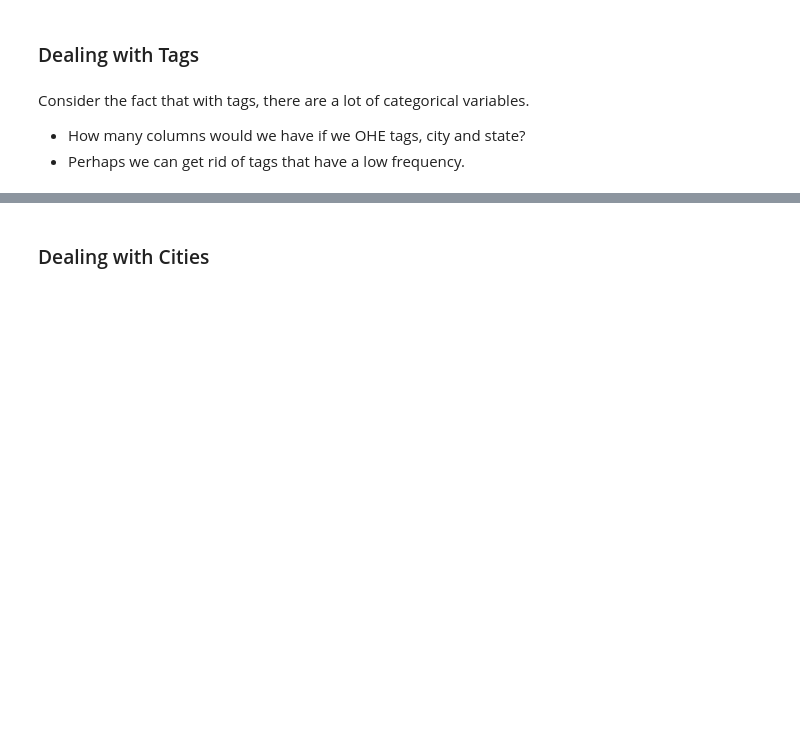
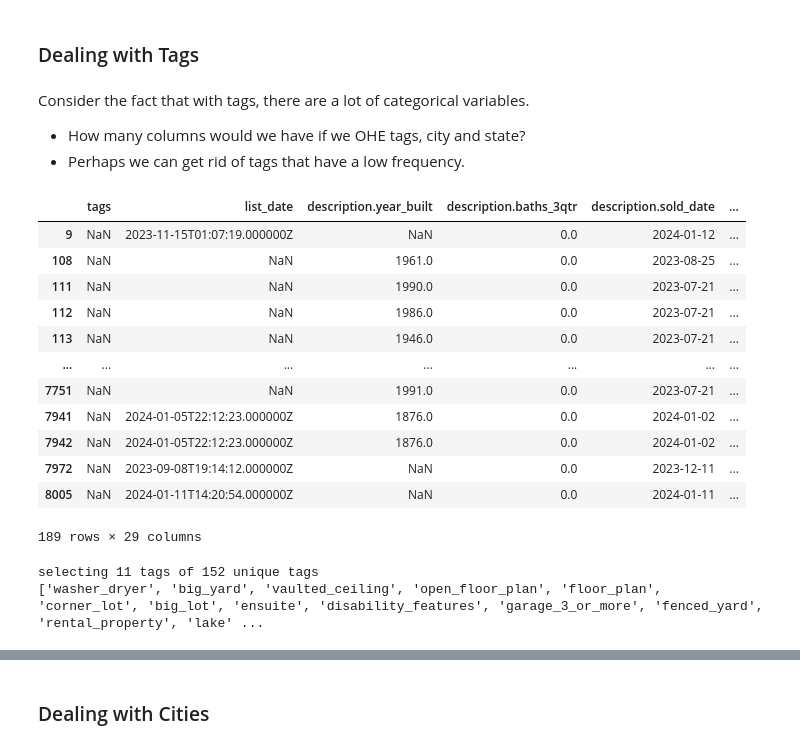
Before and after one commit to TangKenneth25/LHL-Feb19-MidtermProject, a Jupyter notebook: notebooks/1 - EDA.ipynb, the cells around one changed output, grey strips where cells are left out. Cells and saved outputs as stored; diff of their text form; code cells hidden in the pictures; blank space fills up the shorter version.

```diff
--- a/notebooks/1 - EDA.ipynb
+++ b/notebooks/1 - EDA.ipynb
@@ -602,6 +665,24 @@ housingData = housingData.drop(columns=['flags.is_price_reduced']) # drop useles
 Consider the fact that with tags, there are a lot of categorical variables.
 - How many columns would we have if we OHE tags, city and state?
 - Perhaps we can get rid of tags that have a low frequency.
+# %%
+housingData = pd.read_csv('../data/housingData.csv')
 # %%
 # OHE categorical variables/ tags here
 # tags will have to be done manually
+# %%
+housingData[housingData['tags'].isnull()]
+# %% [output]
+|  | tags | list_date | description.year_built | description.baths_3qtr | description.sold_date | ... |
+| 9 | NaN | 2023-11-15T01:07:19.000000Z | NaN | 0.0 | 2024-01-12 | ... |
+| 108 | NaN | NaN | 1961.0 | 0.0 | 2023-08-25 | ... |
+| 111 | NaN | NaN | 1990.0 | 0.0 | 2023-07-21 | ... |
+| 112 | NaN | NaN | 1986.0 | 0.0 | 2023-07-21 | ... |
+| 113 | NaN | NaN | 1946.0 | 0.0 | 2023-07-21 | ... |
+| ... | ... | ... | ... | ... | ... | ... |
+| 7751 | NaN | NaN | 1991.0 | 0.0 | 2023-07-21 | ... |
+| 7941 | NaN | 2024-01-05T22:12:23.000000Z | 1876.0 | 0.0 | 2024-01-02 | ... |
+| 7942 | NaN | 2024-01-05T22:12:23.000000Z | 1876.0 | 0.0 | 2024-01-02 | ... |
+| 7972 | NaN | 2023-09-08T19:14:12.000000Z | NaN | 0.0 | 2023-12-11 | ... |
+| 8005 | NaN | 2024-01-11T14:20:54.000000Z | NaN | 0.0 | 2024-01-11 | ... |
+189 rows × 29 columns
@@ -607,0 +720,20 @@ Consider the fact that with tags, there are a lot of categorical variables.
+# %%
+#selecting the most frequently appearing tags
+count_tags = 0
+count_tags_greater_2000 = 0
+drop_tags = []
+
+for key, values in word_freq.items():
+    count_tags += 1
+    if values > 2000:
+        count_tags_greater_2000 += 1
+
+    else:
+        drop_tags.append(key)
+
+
+print(f"selecting {count_tags_greater_2000} tags of {count_tags} unique tags")
+print(drop_tags)
+# %% [output]
+selecting 11 tags of 152 unique tags
+['washer_dryer', 'big_yard', 'vaulted_ceiling', 'open_floor_plan', 'floor_plan', 'corner_lot', 'big_lot', 'ensuite', 'disability_features', 'garage_3_or_more', 'fenced_yard', 'rental_property', 'lake' ...
```
Also changed, not shown: parts of 43 cells of this notebook, 2 other files.
